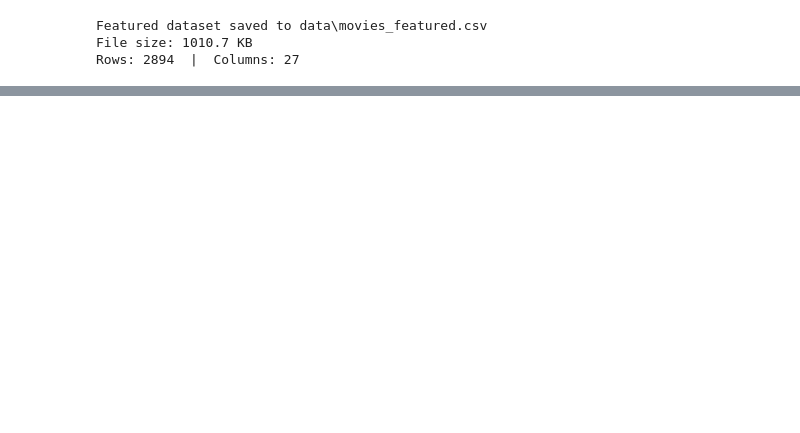
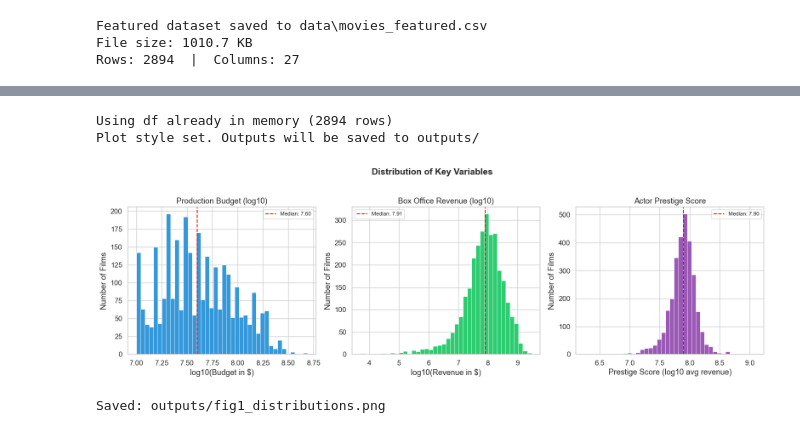
Before and after one commit to stefhooy/box-office-bayesian, a Jupyter notebook: blockbuster_formula.ipynb, the cells around one changed output, grey strips where cells are left out. Saved outputs shown, nothing was run; the diff lists cells and outputs as text; code cells hidden in the pictures; blank space fills up the shorter version.

```diff
--- a/blockbuster_formula.ipynb
+++ b/blockbuster_formula.ipynb
@@ -912,0 +932,75 @@ Rows: 2894  |  Columns: 27
+# %%
+import matplotlib.pyplot as plt
+import matplotlib.ticker as mticker
+import seaborn as sns
+from pathlib import Path
+
+# Load featured data if not already in memory
+FEATURED_PATH = Path('data/movies_featured.csv')
+OUTPUTS_PATH  = Path('outputs')
+OUTPUTS_PATH.mkdir(exist_ok=True)
+
+if 'df' not in dir() or 'outcome_label' not in df.columns:
+    df = pd.read_csv(FEATURED_PATH, parse_dates=['release_date'])
+    df['outcome_label'] = pd.Categorical(
+        df['outcome_label'],
+        categories=['Flop', 'Break-even', 'Hit', 'Blockbuster'],
+        ordered=True
+    )
+    df['budget_tier'] = pd.Categorical(
+        df['budget_tier'],
+        categories=['Low', 'Mid', 'High', 'Mega'],
+        ordered=True
+    )
+    print(f'Loaded {len(df)} rows from {FEATURED_PATH}')
+else:
+    print(f'Using df already in memory ({len(df)} rows)')
+
+# Global plot style
+sns.set_theme(style='whitegrid', palette='muted', font_scale=1.1)
+OUTCOME_COLORS = {
+    'Flop': '#e74c3c',
+    'Break-even': '#f39c12',
+    'Hit': '#2ecc71',
+    'Blockbuster': '#2980b9'
+}
+print('Plot style set. Outputs will be saved to outputs/')
+# %% [output]
+Using df already in memory (2894 rows)
+Plot style set. Outputs will be saved to outputs/
+# %%
+# Plot 1: Distribution of Budget, Revenue, and Actor Prestige Score
+fig, axes = plt.subplots(1, 3, figsize=(16, 5))
+fig.suptitle('Distribution of Key Variables', fontsize=15, fontweight='bold', y=1.02)
+
+# Budget distribution (log10 scale)
+axes[0].hist(df['budget_log'], bins=40, color='#3498db', edgecolor='white', linewidth=0.5)
+axes[0].set_title('Production Budget (log10)')
+axes[0].set_xlabel('log10(Budget in $)')
+axes[0].set_ylabel('Number of Films')
+axes[0].axvline(df['budget_log'].median(), color='red', linestyle='--', linewidth=1.5, label=f'Median: {df["budget_log"].median():.2f}')
+axes[0].legend(fontsize=9)
+
+# Revenue distribution (log10 scale)
+axes[1].hist(df['revenue_log'], bins=40, color='#2ecc71', edgecolor='white', linewidth=0.5)
+axes[1].set_title('Box Office Revenue (log10)')
+axes[1].set_xlabel('log10(Revenue in $)')
+axes[1].set_ylabel('Number of Films')
+axes[1].axvline(df['revenue_log'].median(), color='red', linestyle='--', linewidth=1.5, label=f'Median: {df["revenue_log"].median():.2f}')
+axes[1].legend(fontsize=9)
+
+# Actor Prestige Score distribution
+axes[2].hist(df['actor_prestige_score'], bins=40, color='#9b59b6', edgecolor='white', linewidth=0.5)
+axes[2].set_title('Actor Prestige Score')
+axes[2].set_xlabel('Prestige Score (log10 avg revenue)')
+axes[2].set_ylabel('Number of Films')
+axes[2].axvline(df['actor_prestige_score'].median(), color='red', linestyle='--', linewidth=1.5, label=f'Median: {df["actor_prestige_score"].median():.2f}')
+axes[2].legend(fontsize=9)
+
+plt.tight_layout()
+plt.savefig(OUTPUTS_PATH / 'fig1_distributions.png', dpi=150, bbox_inches='tight')
+plt.show()
+print('Saved: outputs/fig1_distributions.png')
+# %% [output]
+[figure, added]
+Saved: outputs/fig1_distributions.png
```
Also changed, not shown: parts of 6 cells of this notebook, 2 other files.
